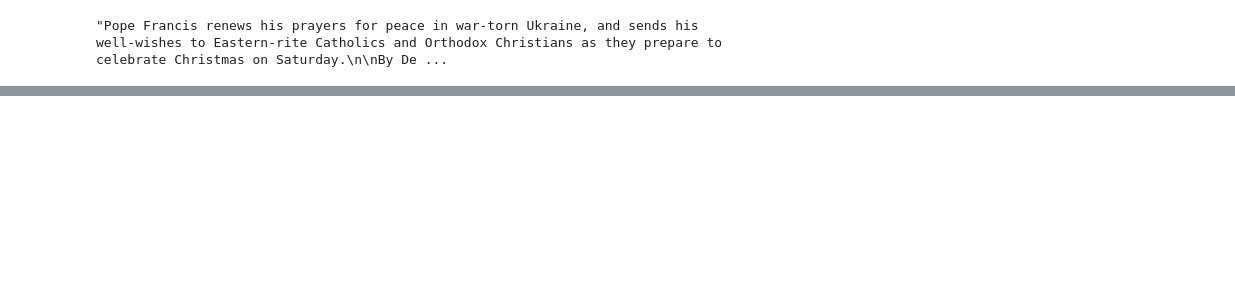
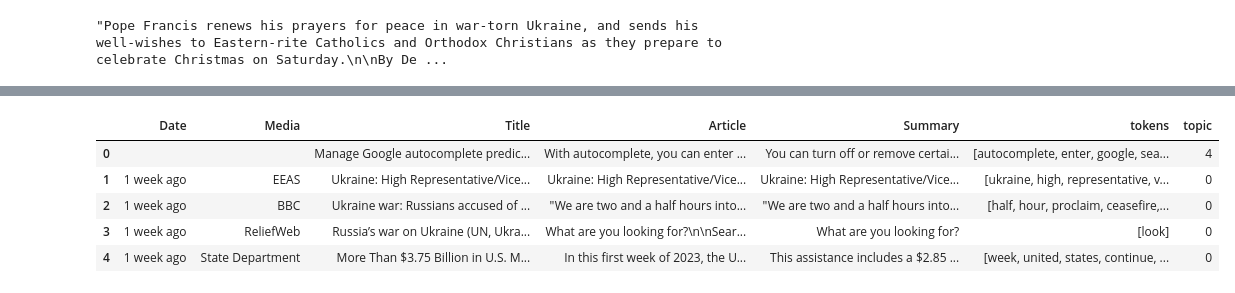
Before and after one commit to alfonrodrisimon/Topic-Modeling-with-Google-News, a Jupyter notebook: notebooks/topic-modelling-with-google-news.ipynb, the cells around one changed output, grey strips where cells are left out. Saved outputs shown, nothing was run; the diff lists cells and outputs as text; code cells hidden in the pictures; blank space fills up the shorter version.

```diff
--- a/notebooks/topic-modelling-with-google-news.ipynb
+++ b/notebooks/topic-modelling-with-google-news.ipynb
@@ -136,0 +224,5 @@ news_df.iloc[8]['Article']
+# %%
+#Printing out the results
+lda_model = LdaMulticore(corpus=corpus, id2word=dictionary, iterations=100, num_topics=6, workers = 4, passes=100)
+for top in lda_model.print_topics(10):
+  print(top)
@@ -136,0 +247,3 @@ news_df.iloc[8]['Article']
+# %%
+#Creating a new column for topics
+news_df['topic'] = [sorted(lda_model[corpus][text])[0][0] for text in range(len(news_df['Article']))]
@@ -136,0 +261,9 @@ news_df.iloc[8]['Article']
+# %%
+news_df.head()
+# %% [output]
+|  | Date | Media | Title | Article | Summary | tokens | topic |
+| 0 |  |  | Manage Google autocomplete predic... | With autocomplete, you can enter ... | You can turn off or remove certai... | [autocomplete, enter, google, sea... | 4 |
+| 1 | 1 week ago | EEAS | Ukraine: High Representative/Vice... | Ukraine: High Representative/Vice... | Ukraine: High Representative/Vice... | [ukraine, high, representative, v... | 0 |
+| 2 | 1 week ago | BBC | Ukraine war: Russians accused of ... | "We are two and a half hours into... | "We are two and a half hours into... | [half, hour, proclaim, ceasefire,... | 0 |
+| 3 | 1 week ago | ReliefWeb | Russia’s war on Ukraine (UN, Ukra... | What are you looking for?\n\nSear... | What are you looking for? | [look] | 0 |
+| 4 | 1 week ago | State Department | More Than $3.75 Billion in U.S. M... | In this first week of 2023, the U... | This assistance includes a $2.85 ... | [week, united, states, continue, ... | 0 |
```
Also changed, not shown: parts of 21 cells of this notebook.
